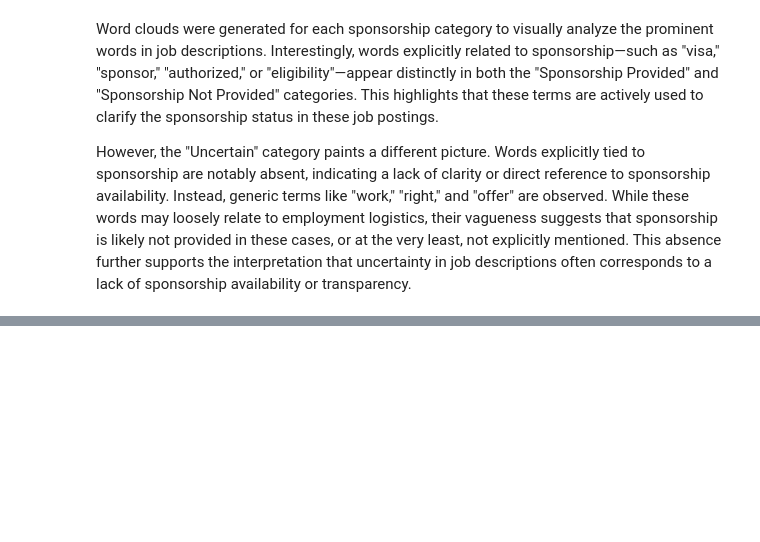
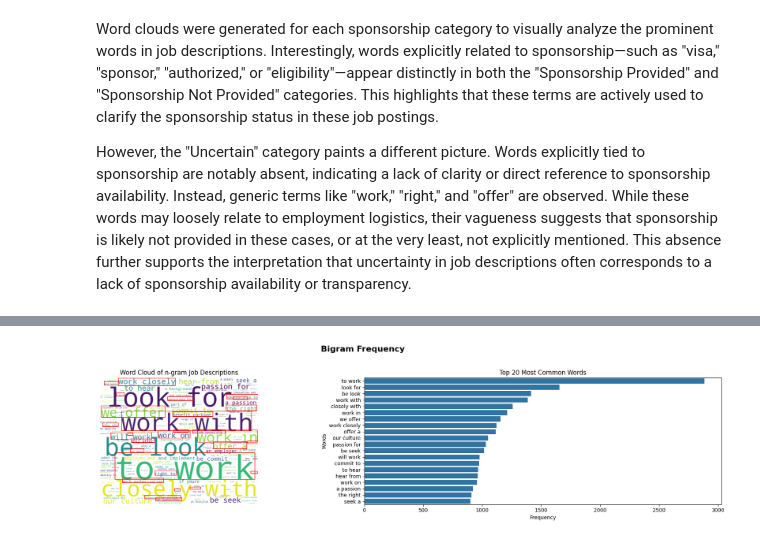
Before and after one commit to rsgGit/job-search, a Jupyter notebook: notebooks/data-exploration.ipynb, the cells around one changed output, grey strips where cells are left out. Drawn from its saved outputs; the diff is of its cells as text; code cells hidden in the pictures; blank space fills up the shorter version.

```diff
--- a/notebooks/data-exploration.ipynb
+++ b/notebooks/data-exploration.ipynb
@@ -579,3 +576,6 @@ for sponsorship_class, group in grouped:
 Word clouds were generated for each sponsorship category to visually analyze the prominent words in job descriptions. Interestingly, words explicitly related to sponsorship—such as "visa," "sponsor," "authorized," or "eligibility"—appear distinctly in both the "Sponsorship Provided" and "Sponsorship Not Provided" categories. This highlights that these terms are actively used to clarify the sponsorship status in these job postings.
 
 However, the "Uncertain" category paints a different picture. Words explicitly tied to sponsorship are notably absent, indicating a lack of clarity or direct reference to sponsorship availability. Instead, generic terms like "work," "right," and "offer" are observed. While these words may loosely relate to employment logistics, their vagueness suggests that sponsorship is likely not provided in these cases, or at the very least, not explicitly mentioned. This absence further supports the interpretation that uncertainty in job descriptions often corresponds to a lack of sponsorship availability or transparency.
+# %%
+def has_punctuation_in_ngram(ngram):
+    return any(token in string.punctuation for token in ngram)
@@ -581,0 +610,44 @@ However, the "Uncertain" category paints a different picture. Words explicitly t
+# %%
+def visualize_ngrams(ngram_count, title):
+
+    fig2, axes2 = plt.subplots(1, 2, figsize=(20, 5), sharey=False, gridspec_kw={'width_ratios': [1, 1]})
+    stop_words = list(stopwords.words('english'))
+
+    filtered_ngram_count = Counter({
+        ' '.join(ngram): count for ngram, count in ngram_count.items()
+        if not all(word.lower() in stop_words for word in ngram)
+    })
+
+    wordcloud = WordCloud(width=500, height=400, background_color='white', prefer_horizontal=1).generate_from_frequencies(filtered_ngram_count)
+    axes2[0].imshow(wordcloud, interpolation='bilinear')
+    axes2[0].axis('off')
+    axes2[0].set_title('Word Cloud of n-gram Job Descriptions')
+
+    keywordsRelatedToSponsorship = ["sponsorship", "visa", "right", "work", "h1b", "h-1b", "authorized", "authorization", "sponsor", "sponsored", "based", "security clearance", "passport", "eligible", "package", "offer"]
+
+    for word, font_size, (y, x),  orientation, color in wordcloud.layout_:
+        if (set(word[0].split(" ")) & set(keywordsRelatedToSponsorship)):
+            # Draw a rectangle around the word
+            rect_x, rect_y, rect_width, rect_height = get_scaled_position_for_box_in_wordcloud(wordcloud, axes2, (x, y), font_size, orientation, word[0])
+
+            axes2[0].add_patch(plt.Rectangle(
+                (rect_x, rect_y), rect_width, rect_height,  # Adjust width and height
+                edgecolor='red', facecolor='none', lw=1  # Styling
+            ))
+
+
+    top_words = filtered_ngram_count.most_common(20)
+    top_words_df = pd.DataFrame(top_words, columns=['word', 'frequency'])
+    sns.barplot(data=top_words_df, x='frequency', y='word',  ax = axes2[1])
+    axes2[1].set_xlabel('Frequency')
+    axes2[1].set_ylabel('Words')
+    axes2[1].set_title('Top 20 Most Common Words')
+
+    fig2.suptitle(title, fontsize=16, fontweight='bold')
+    fig2.tight_layout(rect=[0, 0, 1, 0.95])
+
+    plt.show()
+# %%
+visualize_ngrams(bigram_counts, "Bigram Frequency")
+# %% [output]
+[figure, added]
```
Also changed, not shown: parts of 10 cells of this notebook, 15 other files.
